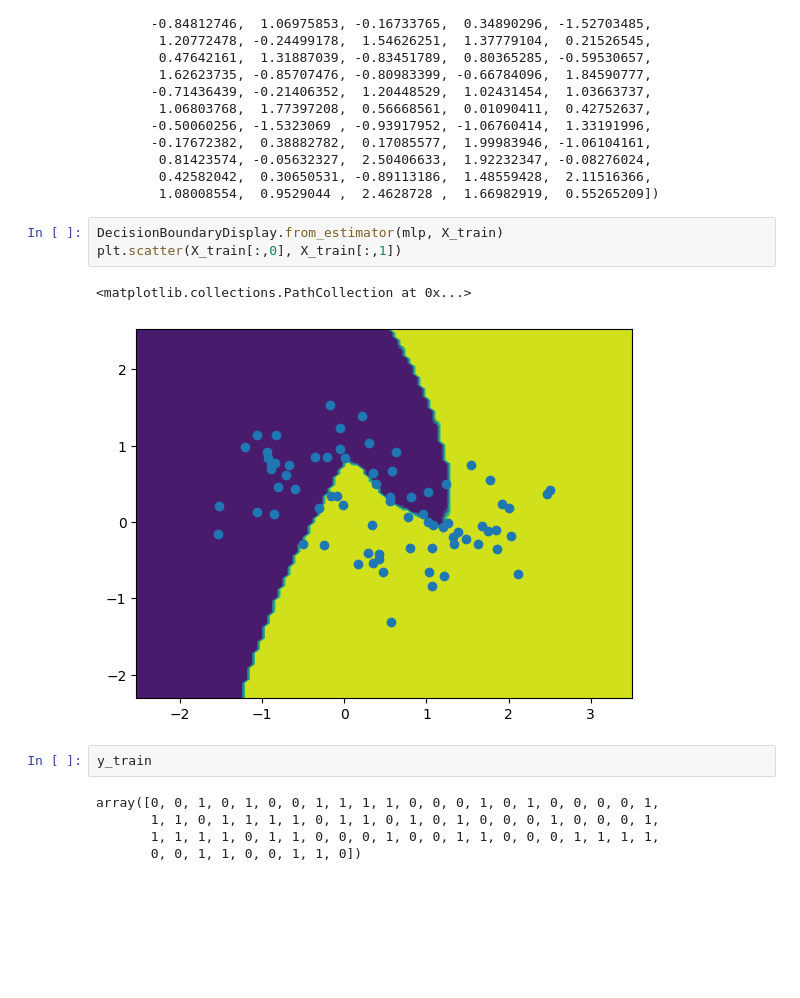
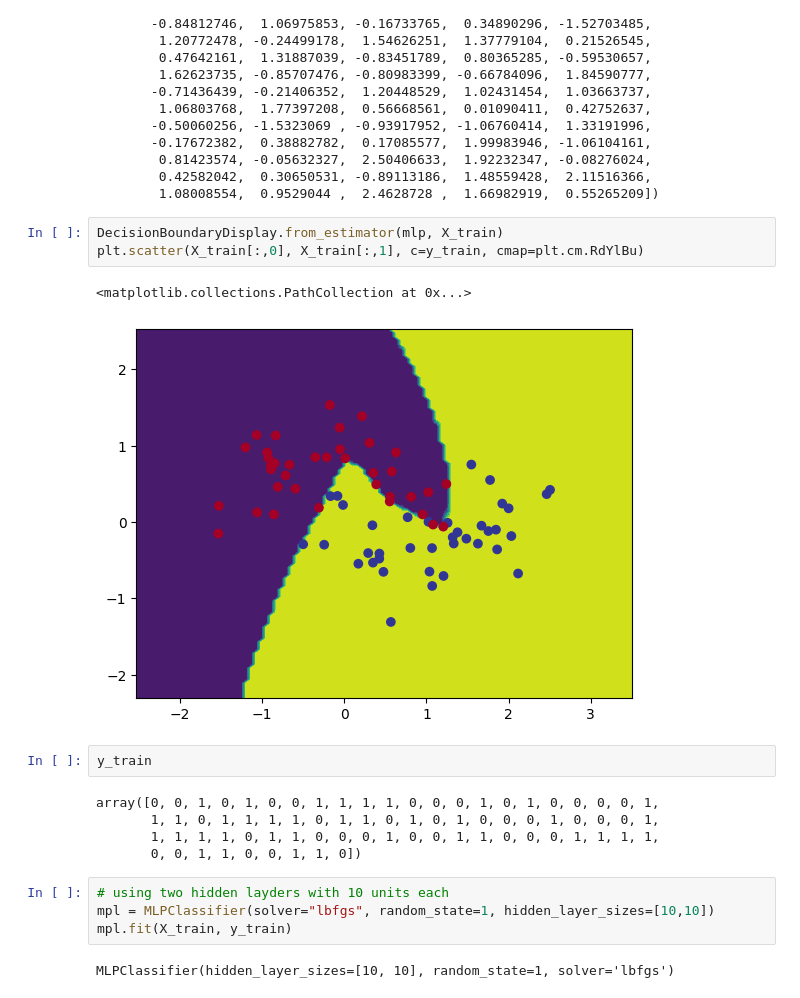
Before and after one commit to macorony/Machine_Learning_Basics, a Jupyter notebook: Neural_Networks.ipynb, the cells around one changed output. Drawn from its saved outputs; the diff is of its cells as text; blank space fills up the shorter version.

```diff
--- a/Neural_Networks.ipynb
+++ b/Neural_Networks.ipynb
@@ -43,10 +43,10 @@ array([ 0.55577236, -0.92350999, -0.01564851,  0.57672153,  0.34210614,
         1.08008554,  0.9529044 ,  2.4628728 ,  1.66982919,  0.55265209])
 # %%
 DecisionBoundaryDisplay.from_estimator(mlp, X_train)
-plt.scatter(X_train[:,0], X_train[:,1])
+plt.scatter(X_train[:,0], X_train[:,1], c=y_train, cmap=plt.cm.RdYlBu)
 # %% [output]
 <matplotlib.collections.PathCollection at 0x...>
-[figure, old version]
+[figure, new version]
 # %%
 y_train
 # %% [output]
@@ -54,3 +54,9 @@ array([0, 0, 1, 0, 1, 0, 0, 1, 1, 1, 1, 0, 0, 0, 1, 0, 1, 0, 0, 0, 0, 1,
        1, 1, 0, 1, 1, 1, 1, 0, 1, 1, 0, 1, 0, 1, 0, 0, 0, 1, 0, 0, 0, 1,
        1, 1, 1, 1, 0, 1, 1, 0, 0, 0, 1, 0, 0, 1, 1, 0, 0, 0, 1, 1, 1, 1,
        0, 0, 1, 1, 0, 0, 1, 1, 0])
+# %%
+# using two hidden layders with 10 units each
+mpl = MLPClassifier(solver="lbfgs", random_state=1, hidden_layer_sizes=[10,10])
+mpl.fit(X_train, y_train)
+# %% [output]
+MLPClassifier(hidden_layer_sizes=[10, 10], random_state=1, solver='lbfgs')
```
Also changed, not shown: parts of 8 cells of this notebook.
